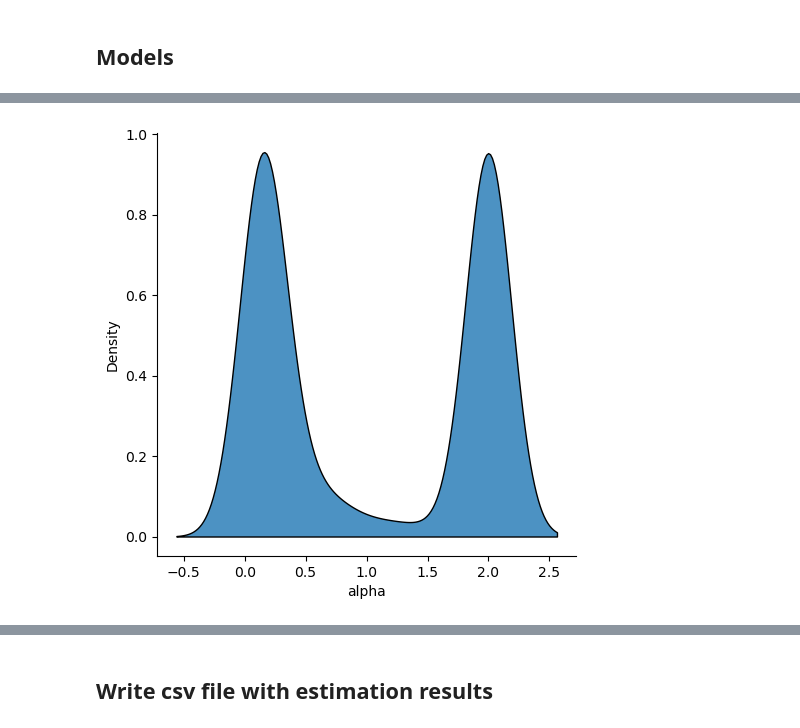
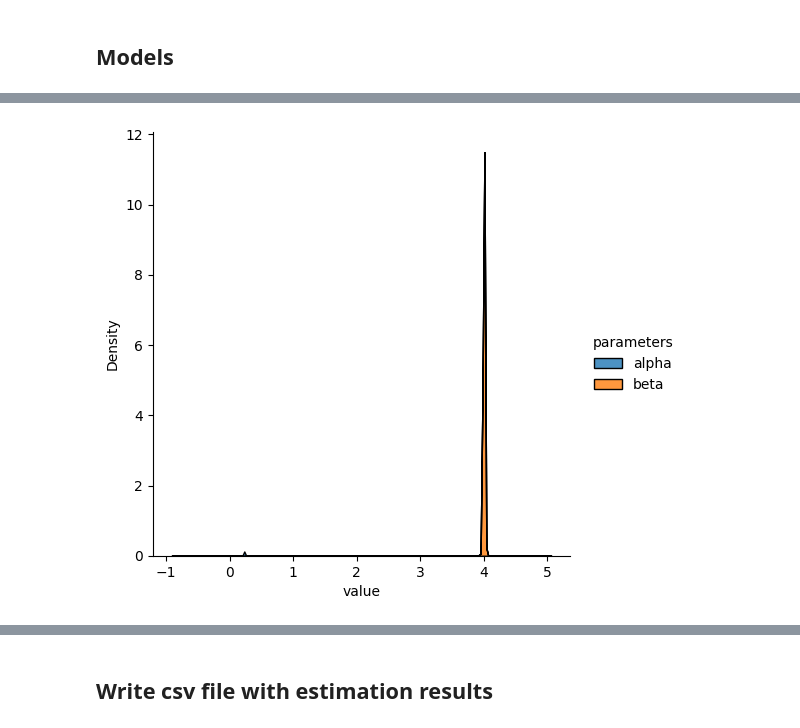
Before and after one commit to pabloguarda/pesuelogit, a Jupyter notebook: examples/notebooks/gisuelogit-fresno.ipynb, the cells around one changed output, grey strips where cells are left out. Cells and saved outputs as stored; diff of their text form; code cells hidden in the pictures.

```diff
--- a/examples/notebooks/gisuelogit-fresno.ipynb
+++ b/examples/notebooks/gisuelogit-fresno.ipynb
@@ -89,7 +85,7 @@ period_feature = 'hour'
 df['period'] = df['date'].astype(str) + '-' + df[period_feature].astype(str)
 # df['period'] = df.period.map(hash)
 
-#df = add_period_id(df, period_feature='hour')
+df = add_period_id(df, period_feature='hour')
 
 period_keys = df[[period_feature,'period_id']].drop_duplicates().reset_index().drop('index',axis =1).sort_values('hour')
 print(period_keys)
@@ -550,11 +523,12 @@ if run_model['odlue']:
                                                            'fixed_effect': np.zeros_like(fresno_network.links)},
                                            signs={'tt': '-', 'tt_sd': '-', 'median_inc': '+', 'incidents': '-',
                                                   'bus_stops': '-', 'intersections': '-'},
-                                           trainables={'psc_factor': False, 'fixed_effect': True,
+                                           trainables={'psc_factor': False, 'fixed_effect': _FIXED_EFFECT,
                                                        'tt': True, 'tt_sd': True, 'median_inc': True,
                                                        'incidents': True,
                                                        'bus_stops': True, 'intersections': True
                                                        },
+                                           time_varying = True
                                            )
 
     bpr_parameters = BPRParameters(keys=['alpha', 'beta'],
@@ -594,6 +568,7 @@ if run_model['odlue']:
         utility=utility_parameters,
         bpr=bpr_parameters,
         od=od_parameters,
+        n_periods = len(np.unique(X_train[:,:,-1].numpy().flatten()))
     )
 
     train_results_dfs['odlue'], test_results_dfs['odlue'] = odlue.train(
@@ -611,14 +586,22 @@ if run_model['odlue']:
     plot_predictive_performance(train_losses=train_results_dfs['odlue'], val_losses=test_results_dfs['odlue'],
                                 xticks_spacing = _XTICKS_SPACING)
 
+    # Compute utility parameters over time (heatmap) and value of travel time reliability (lineplot)
+    theta_df = plot_utility_parameters_periods(odlue, df, period_feature='hour')
+
+    rr_df = theta_df.apply(compute_rr, axis=1).reset_index().rename(columns={'index': 'hour', 0: 'rr'})
+    sns.lineplot(data=rr_df, x='hour', y="rr")
+
     plot_convergence_estimates(estimates=train_results_dfs['odlue'].\
-                           assign(rr = train_results_dfs['odlue']['tt_sd']/train_results_dfs['odlue']['tt'])[['epoch','rr']],
-                               xticks_spacing = _XTICKS_SPACING)
+                       assign(rr = train_results_dfs['odlue']['tt_sd']/train_results_dfs['odlue']['tt'])[['epoch','rr']],
+                           xticks_spacing = _XTICKS_SPACING)
+    plt.ylabel('average reliability ratio')
 
     sns.displot(pd.DataFrame({'fixed_effect':np.array(odlue.fixed_effect)}),
             x="fixed_effect", multiple="stack", kind="kde", alpha = 0.8)
 
-    print(f"theta = {dict(zip(utility_parameters.true_values.keys(), list(odlue.theta.numpy())))}")
+    #print(f"theta = {dict(zip(utility_parameters.true_values.keys(), list(odlue.theta.numpy())))}")
+    print(f"theta:\n\n\ {theta_df.assign(rr = theta_df['tt_sd']/theta_df['tt'])}")
     print(f"alpha = {odlue.alpha: 0.2f}, beta  = {odlue.beta: 0.2f}")
     print(f"Avg abs diff of observed and estimated OD: {np.mean(np.abs(odlue.q - fresno_network.q.flatten())): 0.2f}")
     print(f"Avg observed OD: {np.mean(np.abs(fresno_network.q.flatten())): 0.2f}")
@@ -648,37 +650,37 @@ Avg observed OD:  9.51
 # %%
-if run_model['odlulpe-1']:
+if run_model['odlulpe']:
 
-    print('\nODLULPE: ODLUE + link performance parameters with historic OD matrix (link specifics alpha)')
+    print('\nODLULPE: ODLUE + link performance parameters with historic OD matrix (link specifics alphas and betas)')
 
     # _MOMENTUM_EQUILIBRIUM = 0.99
 
     optimizer = tf.keras.optimizers.Adam(learning_rate=_LR)
 
-    # _LR = 1e-2
+    # _LR = 5e-1
     # _RELATIVE_GAP = 1e-5
-    # _XTICKS_SPACING = 50
 
     # Some initializations of the bpr parameters, makes the optimization to fail (e.g. alpha =1, beta = 1). Using a common
     # alpha but different betas for every link make the estimation more stable but there is overfitting after a certain amount of iterations
 
     bpr_parameters = BPRParameters(keys=['alpha', 'beta'],
+                                   initial_values={'alpha': 0.15*np.ones_like(fresno_network.links,dtype = np.float32),
+                                                   'beta': 4*np.ones_like(fresno_network.links,dtype = np.float32)},
                                    # initial_values={'alpha': 0.15*np.ones_like(fresno_network.links,dtype = np.float32),
-                                   #                 'beta': 4*np.ones_like(fresno_network.links,dtype = np.float32)},
-                                   initial_values={'alpha': 0.15*np.ones_like(fresno_network.links,dtype = np.float32),
-                                                   'beta': 4},
+                                   #                 'beta': 4},
                                    # initial_values={'alpha': 0.15, 'beta': 4},
                                    # initial_values={'alpha': 0.15,
                                    #                 'beta': 4 * np.ones_like(fresno_network.links, dtype=np.float32)},
                                    # initial_values={'alpha': 0.15, 'beta': 4},
-                                   trainables={'alpha': True, 'beta':False},
-                                   # trainables={'alpha': True, 'beta': True},
+                                   # trainables={'alpha': True, 'beta':False},
+                                   trainables={'alpha': True, 'beta': True},
                                    # trainables={'alpha': False, 'beta': True},
                                    )
 
     od_parameters = ODParameters(key='od',
                                  initial_values=fresno_network.q.flatten(),
                                  historic_values={1: fresno_network.q.flatten()},
-                                 trainable=True)
+                                 trainable=True
+                                 )
 
     utility_parameters = UtilityParameters(features_Y=['tt'],
                                            features_Z=features_Z,
@@ -686,11 +688,12 @@ if run_model['odlulpe-1']:
                                                            'fixed_effect': np.zeros_like(fresno_network.links)},
                                            signs={'tt': '-', 'tt_sd': '-', 'median_inc': '+', 'incidents': '-',
                                                   'bus_stops': '-', 'intersections': '-'},
-                                           trainables={'psc_factor': False, 'fixed_effect': True,
+                                           trainables={'psc_factor': False, 'fixed_effect': _FIXED_EFFECT,
                                                        'tt': True, 'tt_sd': True, 'median_inc': True,
                                                        'incidents': True,
                                                        'bus_stops': True, 'intersections': True
                                                        },
+                                           time_varying = True
                                            )
 
     equilibrator = Equilibrator(
@@ -711,8 +714,8 @@ if run_model['odlulpe-1']:
                                        # ods_sampling='demand',
                                        )
 
-    odlulpe_1 = GISUELOGIT(
-        key='odlulpe-1',
+    odlulpe = GISUELOGIT(
+        key='odlulpe',
         network=fresno_network,
         dtype=tf.float64,
         equilibrator=equilibrator,
@@ -720,39 +723,48 @@ if run_model['odlulpe-1']:
         utility=utility_parameters,
         bpr=bpr_parameters,
         od=od_parameters,
+        n_periods = len(np.unique(X_train[:,:,-1].numpy().flatten()))
     )
 
-    train_results_dfs['odlulpe-1'], test_results_dfs['odlulpe-1'] = odlulpe_1.train(
+    train_results_dfs['odlulpe'], test_results_dfs['odlulpe'] = odlulpe.train(
         X_train, Y_train, X_test, Y_test,
         optimizer=optimizer,
         # generalization_error={'train': False, 'validation': True},
         batch_size=_BATCH_SIZE,
+        # loss_weights={'od': 1, 'theta': 0, 'tt': 1, 'flow': 1, 'eq_flow': 1},
         loss_weights=_LOSS_WEIGHTS,
-        loss_metric=_LOSS_METRIC,
-        momentum_equilibrium = _MOMENTUM_EQUILIBRIUM['odlulpe-1'],
+        momentum_equilibrium = _MOMENTUM_EQUILIBRIUM['odlulpe'],
         threshold_relative_gap=_RELATIVE_GAP,
         epochs_print_interval=_EPOCHS_PRINT_INTERVAL,
+        loss_metric=_LOSS_METRIC,
         epochs=_EPOCHS)
 
-    plot_predictive_performance(train_losses=train_results_dfs['odlulpe-1'], val_losses=test_results_dfs['odlulpe-1'],
+    plot_predictive_performance(train_losses=train_results_dfs['odlulpe'], val_losses=test_results_dfs['odlulpe'],
                                 xticks_spacing = _XTICKS_SPACING)
 
-    plot_convergence_estimates(estimates=train_results_dfs['odlulpe-1'][['epoch','alpha']],
+    plot_convergence_estimates(estimates=train_results_dfs['odlulpe'][['epoch','alpha','beta']],
                                 xticks_spacing = _XTICKS_SPACING)
 
-    sns.displot(pd.DataFrame({'alpha':odlulpe_1.alpha}),
-            x="alpha", multiple="stack", kind="kde", alpha = 0.8)
+    sns.displot(pd.melt(pd.DataFrame({'alpha':odlulpe.alpha, 'beta': odlulpe.beta}), var_name = 'parameters'),
+                x="value", hue="parameters", multiple="stack", kind="kde", alpha = 0.8)
 
-    plot_convergence_estimates(estimates=train_results_dfs['odlulpe-1'].\
-                       assign(rr = train_results_dfs['odlulpe-1']['tt_sd']/train_results_dfs['odlulpe-1']['tt'])[['epoch','rr']],
-                           xticks_spacing = _XTICKS_SPACING)
+    # Compute utility parameters over time (heatmap) and value of travel time reliability (lineplot)
+    theta_df = plot_utility_parameters_periods(odlulpe, df, period_feature='hour')
 
+    rr_df = theta_df.apply(compute_rr, axis=1).reset_index().rename(columns={'index': 'hour', 0: 'rr'})
+    sns.lineplot(data=rr_df, x='hour', y="rr")
 
-    sns.displot(pd.DataFrame({'fixed_effect':np.array(odlulpe_1.fixed_effect)}),
+    plot_convergence_estimates(estimates=train_results_dfs['odlulpe'].\
+                   assign(rr = train_results_dfs['odlulpe']['tt_sd']/train_results_dfs['odlulpe']['tt'])[['epoch','rr']],
+                       xticks_spacing = _XTICKS_SPACING)
+    plt.ylabel('average reliability ratio')
+
+    sns.displot(pd.DataFrame({'fixed_effect':np.array(odlulpe.fixed_effect)}),
                 x="fixed_effect", multiple="stack", kind="kde", alpha = 0.8)
 
-    print(f"theta = {dict(zip(utility_parameters.true_values.keys(), list(odlulpe_1.theta.numpy())))}")
-    print(f"alpha = {np.mean(odlulpe_1.alpha): 0.2f}, beta  = {np.mean(odlulpe_1.beta): 0.2f}")
-    print(f"Avg abs diff of observed and estimated OD: {np.mean(np.abs(odlulpe_1.q - fresno_network.q.flatten())): 0.2f}")
+    #print(f"theta = {dict(zip(utility_parameters.true_values.keys(), list(odlulpe.theta.numpy())))}")
+    print(f"theta:\n\n\ {theta_df.assign(rr = theta_df['tt_sd']/theta_df['tt'])}")
+    print(f"alpha = {np.mean(odlulpe.alpha): 0.2f}, beta  = {np.mean(odlulpe.beta): 0.2f}")
+    print(f"Avg abs diff of observed and estimated OD: {np.mean(np.abs(odlulpe.q - fresno_network.q.flatten())): 0.2f}")
     print(f"Avg observed OD: {np.mean(np.abs(fresno_network.q.flatten())): 0.2f}")
 # %% [output]
@@ -778 +808 @@ Avg observed OD:  9.51
-[figure, old version]
+[figure, new version]
```
Also changed, not shown: parts of 49 cells of this notebook, 10 other files.
